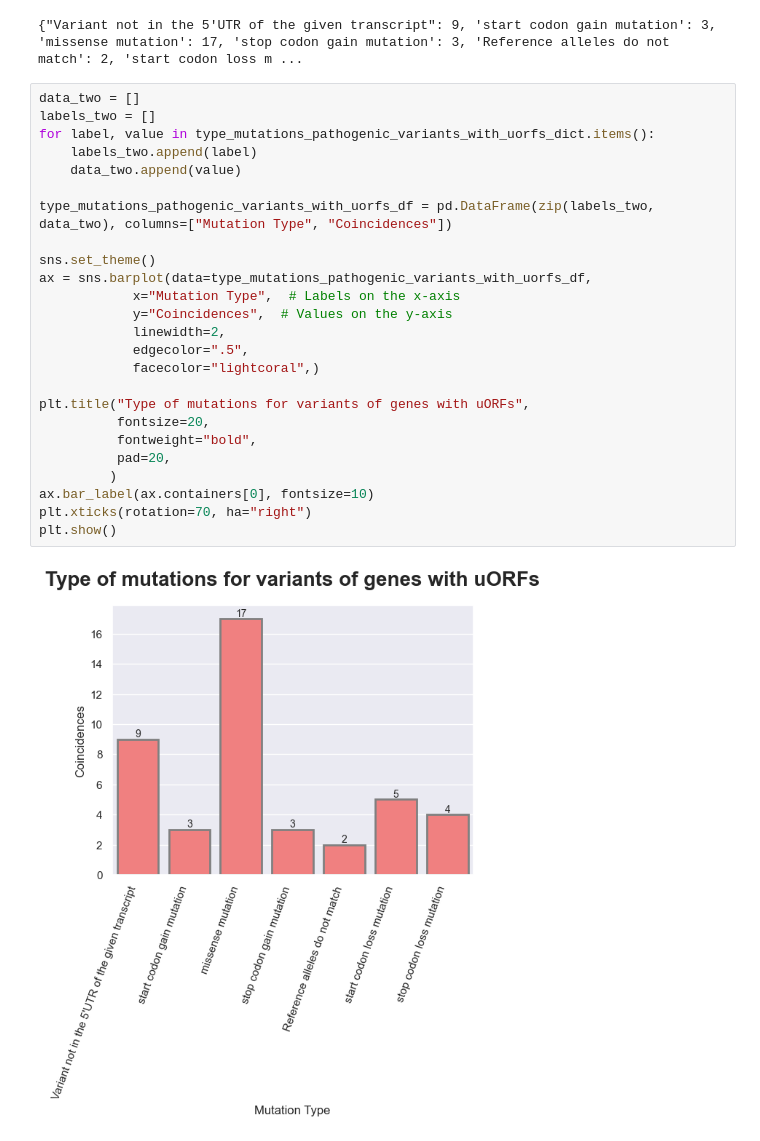
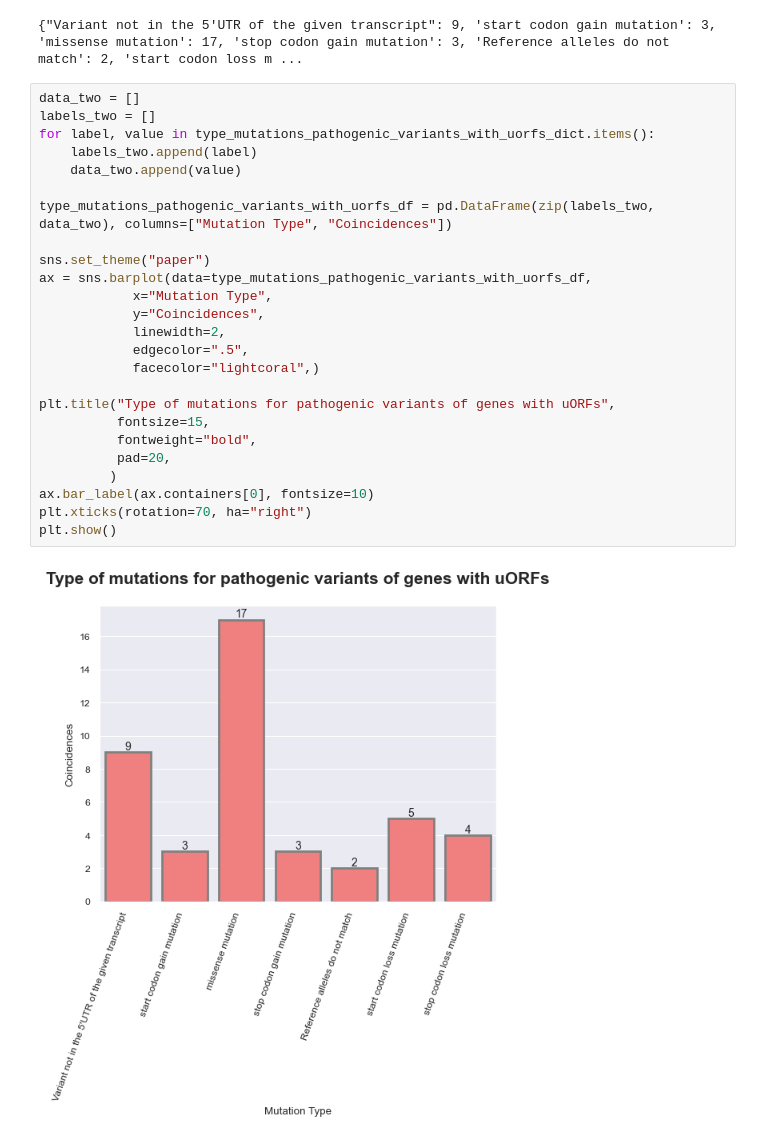
Before and after one commit to Ale-pinto-alba/utrfx, a Jupyter notebook: paper_visualization.ipynb, the cells around one changed output. Cells and saved outputs as stored; diff of their text form.

Commit message:
Change variant_util and update visualization

```diff
--- a/paper_visualization.ipynb
+++ b/paper_visualization.ipynb
@@ -378,30 +381,30 @@ print(type_mutations_pathogenic_variants_with_uorfs_dict)
 # %%
 data_two = []
 labels_two = []
 for label, value in type_mutations_pathogenic_variants_with_uorfs_dict.items():
     labels_two.append(label)
     data_two.append(value)
 
 type_mutations_pathogenic_variants_with_uorfs_df = pd.DataFrame(zip(labels_two, data_two), columns=["Mutation Type", "Coincidences"])
 
-sns.set_theme()
+sns.set_theme("paper")
 ax = sns.barplot(data=type_mutations_pathogenic_variants_with_uorfs_df,
-            x="Mutation Type",  # Labels on the x-axis
-            y="Coincidences",  # Values on the y-axis
+            x="Mutation Type",
+            y="Coincidences",
             linewidth=2,
             edgecolor=".5",
             facecolor="lightcoral",)
 
-plt.title("Type of mutations for variants of genes with uORFs",
-          fontsize=20,
+plt.title("Type of mutations for pathogenic variants of genes with uORFs",
+          fontsize=15,
           fontweight="bold",
           pad=20,
          )
 ax.bar_label(ax.containers[0], fontsize=10)
 plt.xticks(rotation=70, ha="right")
 plt.show()
 # %% [output]
-[figure, old version]
+[figure, new version]
 # %%
 mutations_pathogenic_variants_df = type_mutations_pathogenic_variants_with_uorfs_df[
     (type_mutations_pathogenic_variants_with_uorfs_df["Mutation Type"] != "Variant not in the 5'UTR of the given transcript") &
```
Also changed, not shown: parts of 18 cells of this notebook, 2 other files.
